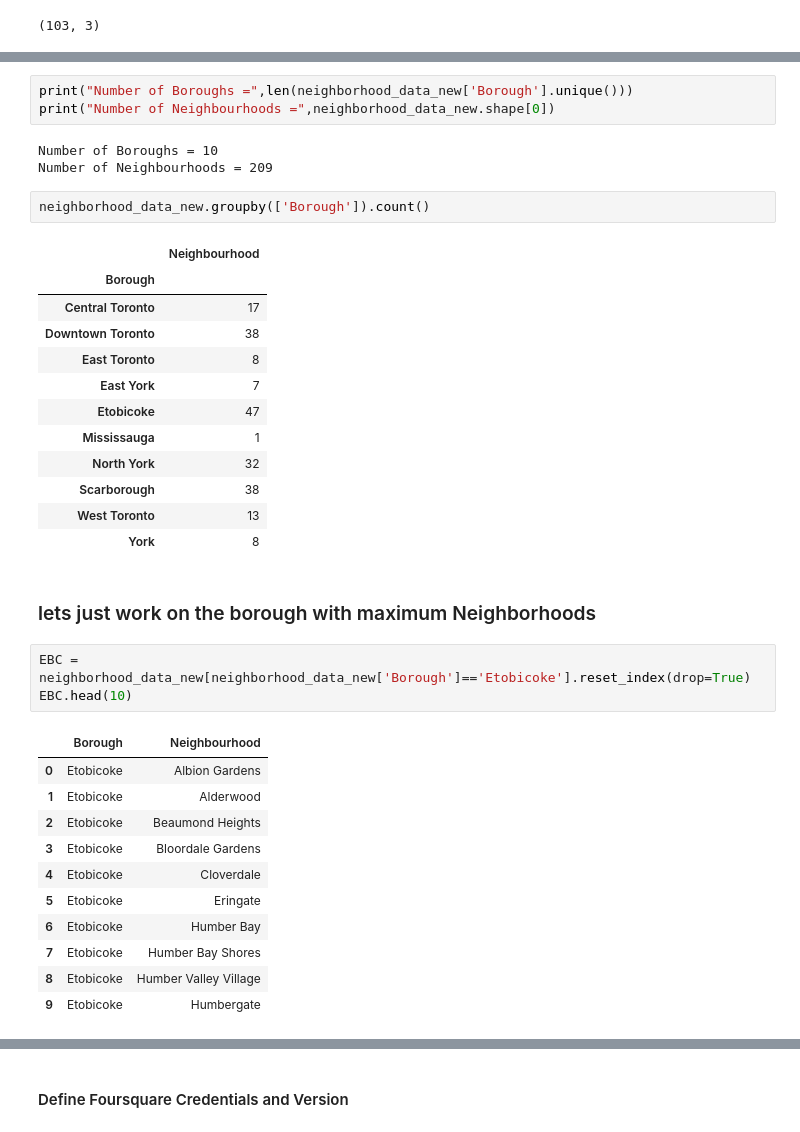
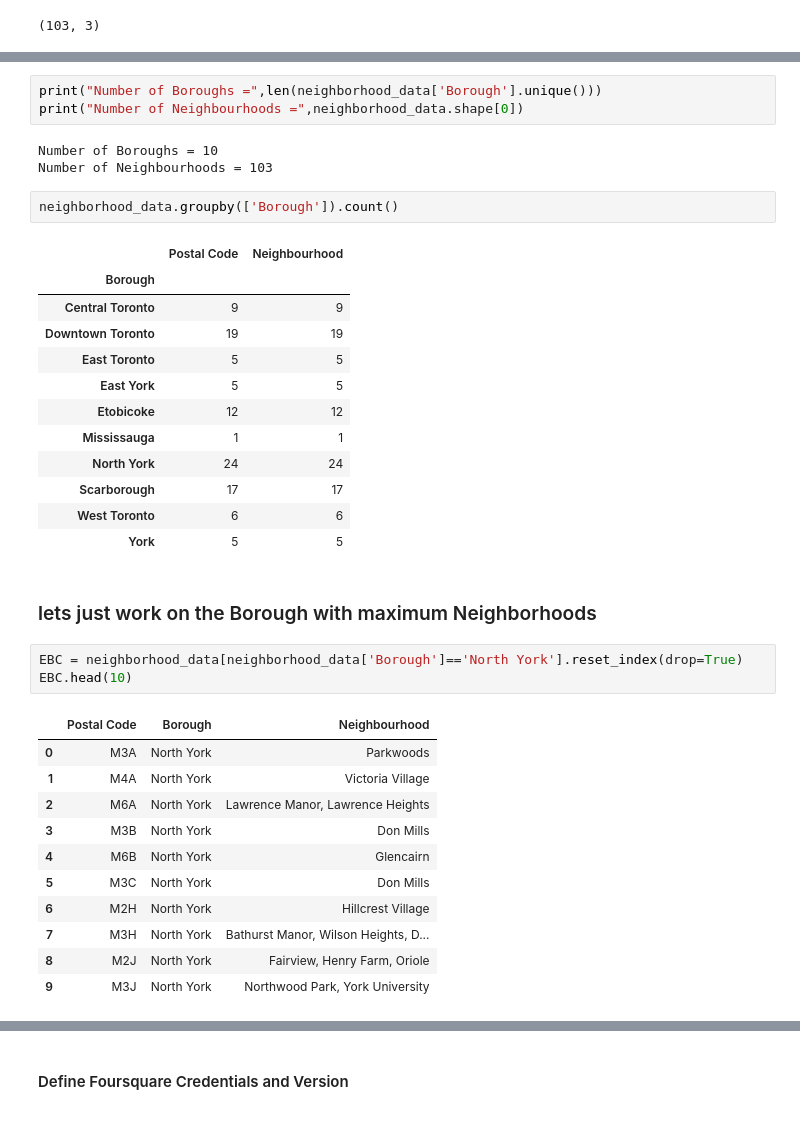
Before and after one commit to asp-myuser/Coursera_Capstone_Project, a Jupyter notebook: Toronto Neighborhood Clustering.ipynb, the cells around one changed output, grey strips where cells are left out. Drawn from its saved outputs; the diff is of its cells as text.

```diff
--- a/Toronto Neighborhood Clustering.ipynb
+++ b/Toronto Neighborhood Clustering.ipynb
@@ -149,38 +92,38 @@ neighborhood_data_new.head()
 # %%
-print("Number of Boroughs =",len(neighborhood_data_new['Borough'].unique()))
-print("Number of Neighbourhoods =",neighborhood_data_new.shape[0])
+print("Number of Boroughs =",len(neighborhood_data['Borough'].unique()))
+print("Number of Neighbourhoods =",neighborhood_data.shape[0])
 # %% [output]
 Number of Boroughs = 10
-Number of Neighbourhoods = 209
+Number of Neighbourhoods = 103
 # %%
-neighborhood_data_new.groupby(['Borough']).count()
+neighborhood_data.groupby(['Borough']).count()
 # %% [output]
-|  | Neighbourhood |
-| Borough |  |
-| Central Toronto | 17 |
-| Downtown Toronto | 38 |
-| East Toronto | 8 |
-| East York | 7 |
-| Etobicoke | 47 |
-| Mississauga | 1 |
-| North York | 32 |
-| Scarborough | 38 |
-| West Toronto | 13 |
-| York | 8 |
+|  | Postal Code | Neighbourhood |
+| Borough |  |  |
+| Central Toronto | 9 | 9 |
+| Downtown Toronto | 19 | 19 |
+| East Toronto | 5 | 5 |
+| East York | 5 | 5 |
+| Etobicoke | 12 | 12 |
+| Mississauga | 1 | 1 |
+| North York | 24 | 24 |
+| Scarborough | 17 | 17 |
+| West Toronto | 6 | 6 |
+| York | 5 | 5 |
 # %% [markdown]
-### lets just work on the borough with maximum Neighborhoods
+### lets just work on the Borough with maximum Neighborhoods
 # %%
-EBC = neighborhood_data_new[neighborhood_data_new['Borough']=='Etobicoke'].reset_index(drop=True)
+EBC = neighborhood_data[neighborhood_data['Borough']=='North York'].reset_index(drop=True)
 EBC.head(10)
 # %% [output]
-|  | Borough | Neighbourhood |
-| 0 | Etobicoke | Albion Gardens |
-| 1 | Etobicoke | Alderwood |
-| 2 | Etobicoke | Beaumond Heights |
-| 3 | Etobicoke | Bloordale Gardens |
-| 4 | Etobicoke | Cloverdale |
-| 5 | Etobicoke | Eringate |
-| 6 | Etobicoke | Humber Bay |
-| 7 | Etobicoke | Humber Bay Shores |
-| 8 | Etobicoke | Humber Valley Village |
-| 9 | Etobicoke | Humbergate |
+|  | Postal Code | Borough | Neighbourhood |
+| 0 | M3A | North York | Parkwoods |
+| 1 | M4A | North York | Victoria Village |
+| 2 | M6A | North York | Lawrence Manor, Lawrence Heights |
+| 3 | M3B | North York | Don Mills |
+| 4 | M6B | North York | Glencairn |
+| 5 | M3C | North York | Don Mills |
+| 6 | M2H | North York | Hillcrest Village |
+| 7 | M3H | North York | Bathurst Manor, Wilson Heights, D... |
+| 8 | M2J | North York | Fairview, Henry Farm, Oriole |
+| 9 | M3J | North York | Northwood Park, York University |
```
Also changed, not shown: parts of 43 cells of this notebook.
